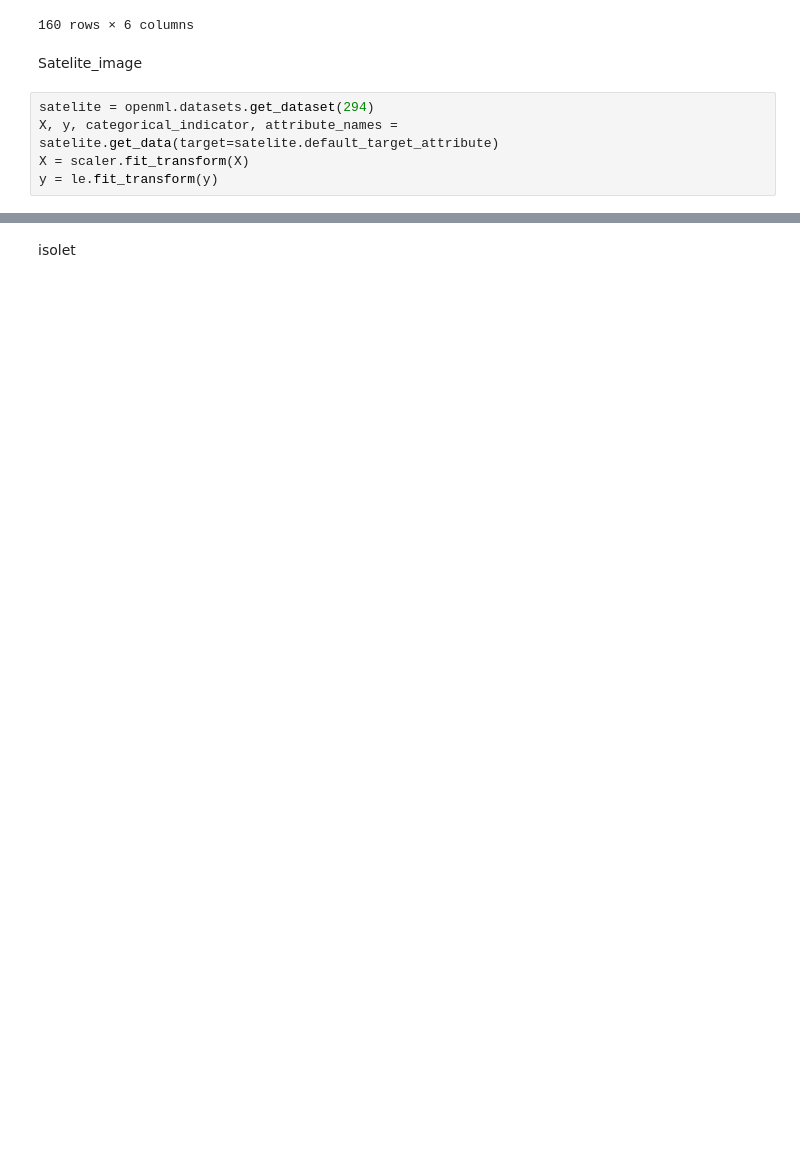
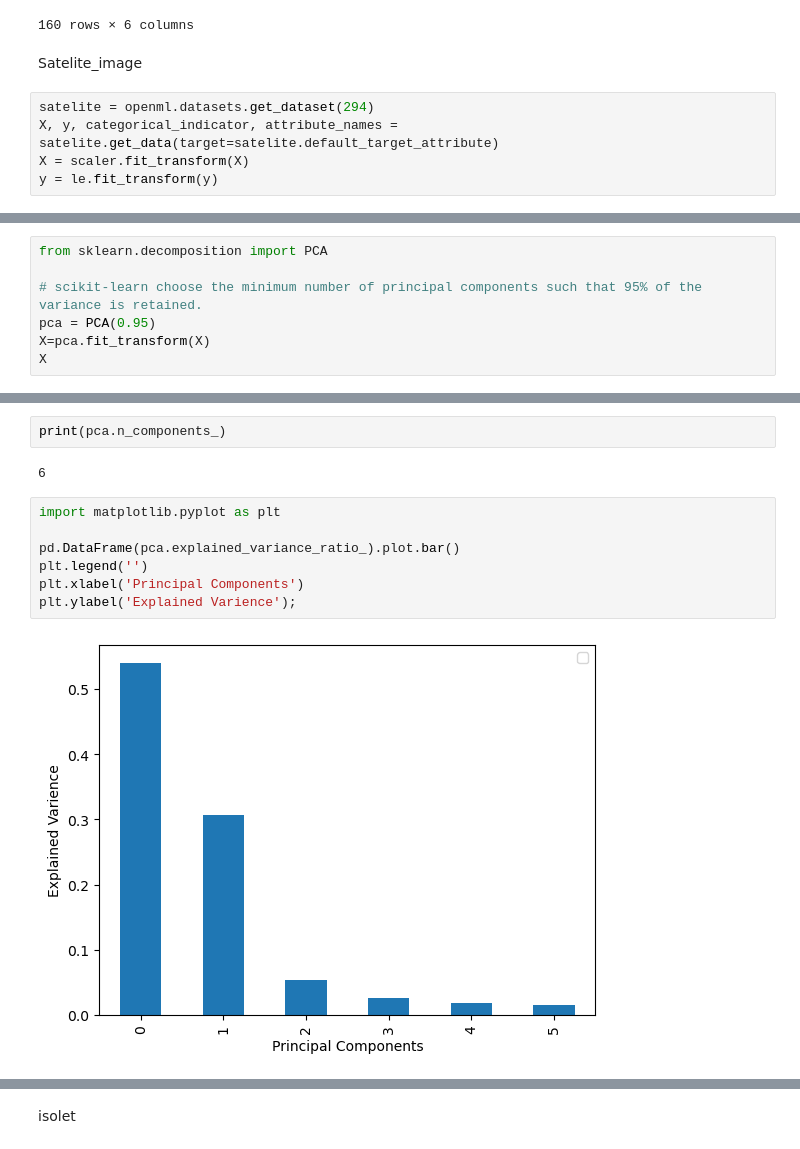
Before and after one commit to Luckseegan/Clustering, a Jupyter notebook: clusters.ipynb, the cells around one changed output, grey strips where cells are left out. Drawn from its saved outputs; the diff is of its cells as text; blank space fills up the shorter version.

```diff
--- a/clusters.ipynb
+++ b/clusters.ipynb
@@ -443,3 +430,10 @@ results_df_test
 | 1 | Ward | {'affinity': 'euclidean', 'linkag... | 0.146997 | 0.335557 | 0.374293 | 6.741825 |
 | 2 | Ward | {'affinity': 'euclidean', 'linkag... | 0.043100 | 0.486306 | 0.362385 | 6.820058 |
 | 3 | Ward | {'affinity': 'euclidean', 'linkag... | 0.292215 | 0.623345 | 0.335602 | 6.634841 |
+# %%
+from sklearn.decomposition import PCA
+
+# scikit-learn choose the minimum number of principal components such that 95% of the variance is retained.
+pca = PCA(0.95)
+X=pca.fit_transform(X)
+X
@@ -445,0 +454,13 @@ results_df_test
+# %%
+print(pca.n_components_)
+# %% [output]
+6
+# %%
+import matplotlib.pyplot as plt
+
+pd.DataFrame(pca.explained_variance_ratio_).plot.bar()
+plt.legend('')
+plt.xlabel('Principal Components')
+plt.ylabel('Explained Varience');
+# %% [output]
+[figure, added]
```
Also changed, not shown: parts of 26 cells of this notebook, 1 other file.
